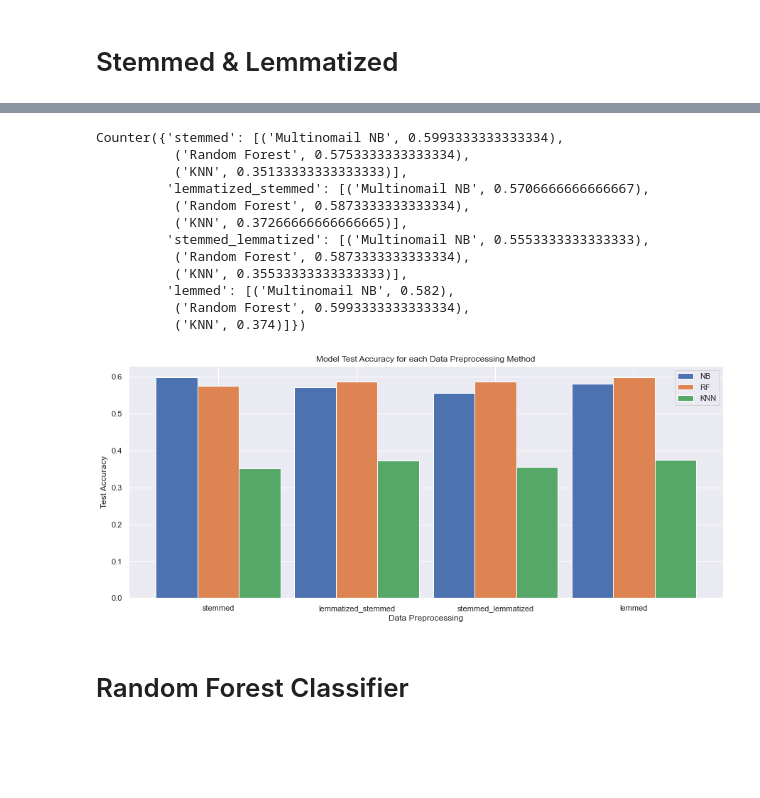
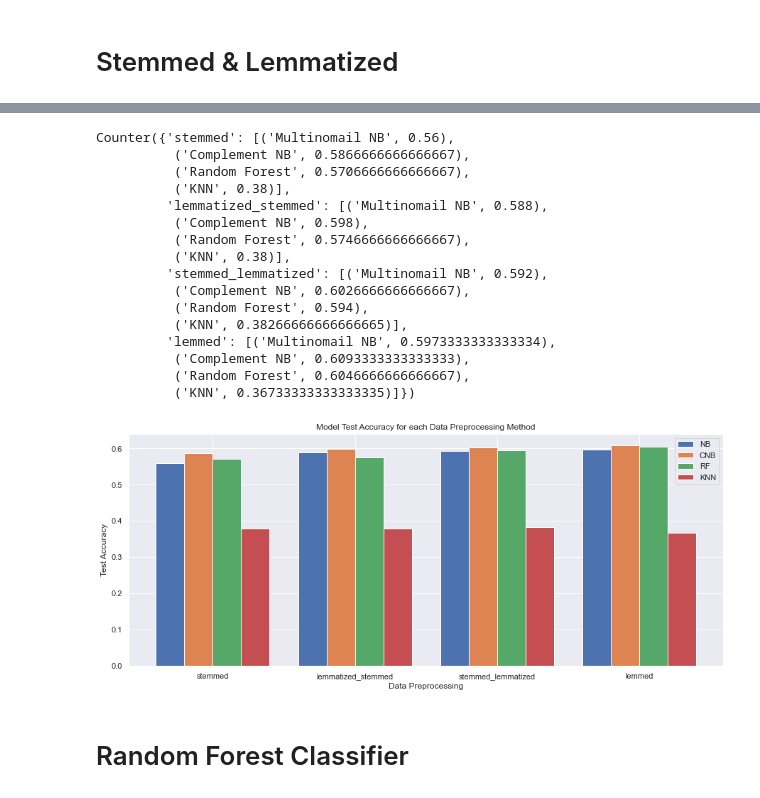
Before and after one commit to ZibingZhang/cs4120, a Jupyter notebook: PredictingGenre.ipynb, the cells around one changed output, grey strips where cells are left out. Cells and saved outputs as stored; diff of their text form; code cells hidden in the pictures; blank space fills up the shorter version.

Commit message:
CNB and chart

```diff
--- a/PredictingGenre.ipynb
+++ b/PredictingGenre.ipynb
@@ -88,24 +88,25 @@ def train_and_pipeline(lyrics):
     y = combined_genre_data.Genres
     X_train, X_test, y_train, y_test = train_test_split(X, y, test_size=0.25)
 
-    pipe_NB = Pipeline([('count_vectorizer', CountVectorizer()),
-                     ('tfidf_vectorizer', TfidfTransformer()),
-                     ('clf', MultinomialNB())
-                    ])
+    pipe_MNB = Pipeline([('tfidf_vectorizer', TfidfVectorizer()),
+                       ('clf', MultinomialNB())
+                       ])
 
-    pipe_RF = Pipeline([('count_vectorizer', CountVectorizer()),
-                         ('tfidf_vectorizer', TfidfTransformer()),
-                         ('clf', RandomForestClassifier())
-                        ])
+    pipe_CNB = Pipeline([('tfidf_vectorizer', TfidfVectorizer()),
+                       ('clf', ComplementNB())
+                       ])
 
-    pipe_KNN = Pipeline([('count_vectorizer', CountVectorizer()),
-                         ('tfidf_vectorizer', TfidfTransformer()),
-                         ('clf', KNeighborsClassifier())
+    pipe_RF = Pipeline([('tfidf_vectorizer', TfidfVectorizer()),
+                       ('clf', RandomForestClassifier())
+                       ])
+
+    pipe_KNN = Pipeline([('tfidf_vectorizer', TfidfVectorizer()),
+                        ('clf', KNeighborsClassifier())
                         ])
 
     # List of pipelines, List of pipeline names
-    pipelines = [pipe_NB, pipe_RF, pipe_KNN]
-    pipeline_names = ['Multinomail NB', 'Random Forest', "KNN"]
+    pipelines = [pipe_MNB, pipe_CNB, pipe_RF, pipe_KNN]
+    pipeline_names = ['Multinomail NB', 'Complement NB', 'Random Forest', "KNN"]
 
     # Loop to fit each of the three pipelines
     for pipe in pipelines:
@@ -251,39 +247,45 @@ KNN pipeline test accuracy: 0.355
 # %%
 results
 # %% [output]
-Counter({'stemmed': [('Multinomail NB', 0.5993333333333334),
-          ('Random Forest', 0.5753333333333334),
-          ('KNN', 0.35133333333333333)],
-         'lemmatized_stemmed': [('Multinomail NB', 0.5706666666666667),
-          ('Random Forest', 0.5873333333333334),
-          ('KNN', 0.37266666666666665)],
-         'stemmed_lemmatized': [('Multinomail NB', 0.5553333333333333),
-          ('Random Forest', 0.5873333333333334),
-          ('KNN', 0.35533333333333333)],
-         'lemmed': [('Multinomail NB', 0.582),
-          ('Random Forest', 0.5993333333333334),
-          ('KNN', 0.374)]})
+Counter({'stemmed': [('Multinomail NB', 0.56),
+          ('Complement NB', 0.5866666666666667),
+          ('Random Forest', 0.5706666666666667),
+          ('KNN', 0.38)],
+         'lemmatized_stemmed': [('Multinomail NB', 0.588),
+          ('Complement NB', 0.598),
+          ('Random Forest', 0.5746666666666667),
+          ('KNN', 0.38)],
+         'stemmed_lemmatized': [('Multinomail NB', 0.592),
+          ('Complement NB', 0.6026666666666667),
+          ('Random Forest', 0.594),
+          ('KNN', 0.38266666666666665)],
+         'lemmed': [('Multinomail NB', 0.5973333333333334),
+          ('Complement NB', 0.6093333333333333),
+          ('Random Forest', 0.6046666666666667),
+          ('KNN', 0.36733333333333335)]})
 # %%
 X = results.keys()
 
-NB = [results[x][0][1] for x in X]
-RF = [results[x][1][1] for x in X]
-KNN = [results[x][2][1] for x in X]
+MNB = [results[x][0][1] for x in X]
+CNB = [results[x][1][1] for x in X]
+RF = [results[x][2][1] for x in X]
+KNN = [results[x][3][1] for x in X]
 
 X_axis = np.arange(len(X))
-plt.bar(X_axis - 0.3, NB, 0.3, label = 'NB')
-plt.bar(X_axis, RF, 0.3, label = 'RF')
-plt.bar(X_axis + 0.3, KNN, 0.3, label = 'KNN')
+plt.bar(X_axis - 0.3, MNB, 0.2, label = 'NB')
+plt.bar(X_axis - 0.1, CNB, 0.2, label = 'CNB')
+plt.bar(X_axis + 0.1, RF, 0.2, label = 'RF')
+plt.bar(X_axis + 0.3, KNN, 0.2, label = 'KNN')
 
 plt.xticks(X_axis, X)
 
 plt.gcf().set_size_inches(15, 6)
 plt.xlabel("Data Preprocessing")
 plt.ylabel('Test Accuracy')
 plt.title("Model Test Accuracy for each Data Preprocessing Method")
 plt.legend()
 plt.show()
 # %% [output]
-[figure, old version]
+[figure, new version]
 # %% [markdown]
 # Random Forest Classifier
```
Also changed, not shown: parts of 10 cells of this notebook.
